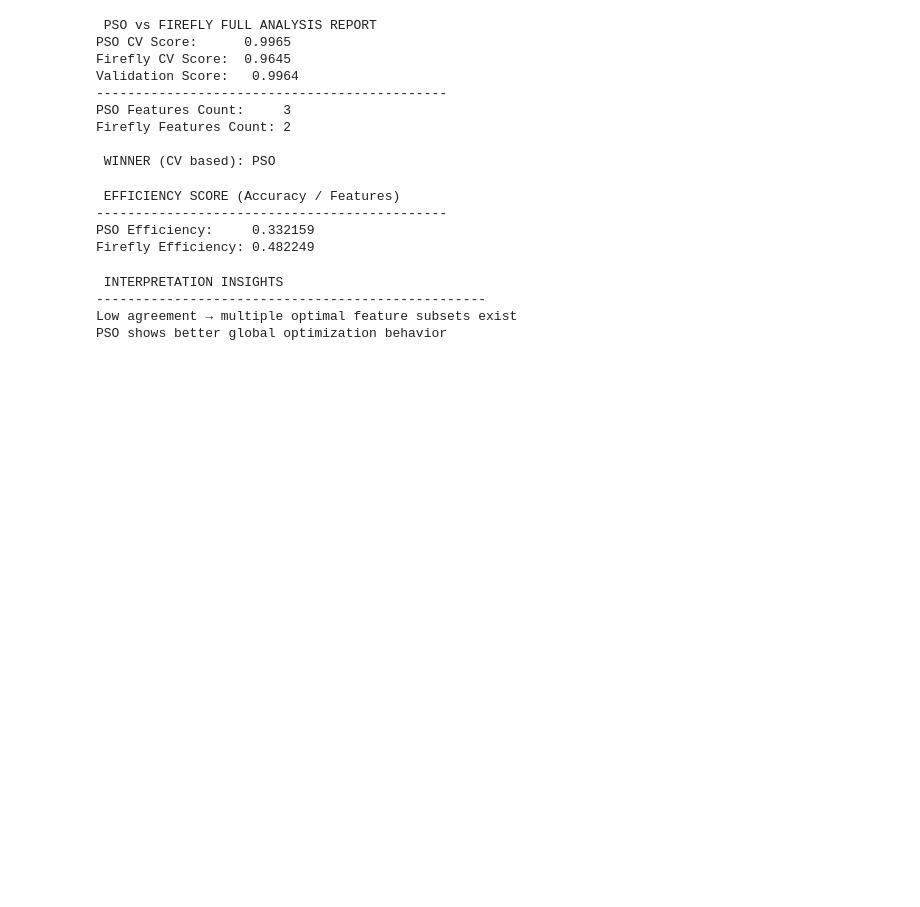
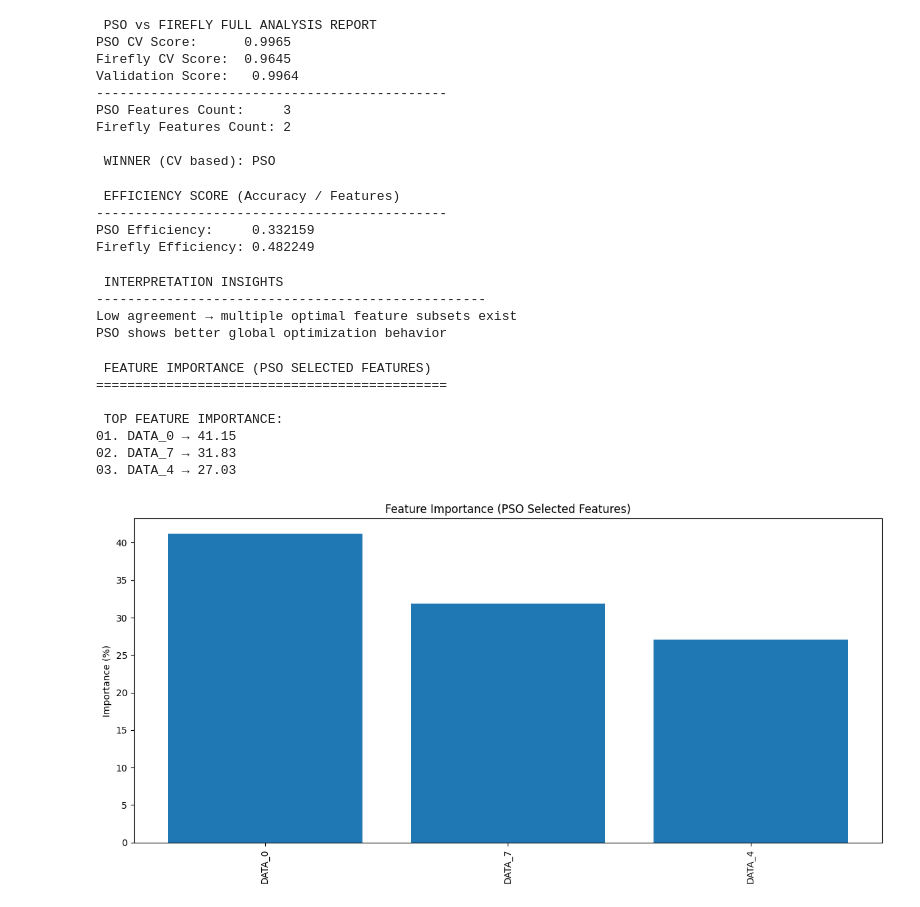
Before and after one commit to vaibhav12686/CIC-IOV-2024-multi-class-classification, a Jupyter notebook: CIC_IOV_2024.ipynb, the cells around one changed output. Cells and saved outputs as stored; diff of their text form; code cells hidden in the pictures; blank space fills up the shorter version.

Commit message:
feature importance / ml modeling

```diff
--- a/CIC_IOV_2024.ipynb
+++ b/CIC_IOV_2024.ipynb
@@ -811,3 +813,54 @@ else:
 --------------------------------------------------
 Low agreement → multiple optimal feature subsets exist
 PSO shows better global optimization behavior
+# %%
+# FEATURE IMPORTANCE (PSO FEATURES)
+
+print("\n FEATURE IMPORTANCE (PSO SELECTED FEATURES)")
+print("=" * 45)
+
+fi_model = RandomForestClassifier(
+    n_estimators=300,
+    random_state=42,
+    n_jobs=-1
+)
+
+fi_model.fit(X_train, y_train)
+
+importances = fi_model.feature_importances_
+
+selected_feature_names = np.array(feature_names)[final_mask.astype(bool)]
+
+importance_percent = 100 * importances / importances.sum()
+
+idx = np.argsort(importance_percent)[::-1]
+
+sorted_features = selected_feature_names[idx]
+sorted_importance = importance_percent[idx]
+
+print("\n TOP FEATURE IMPORTANCE:")
+for i in range(len(sorted_features)):
+    print(f"{i+1:02d}. {sorted_features[i]} → {sorted_importance[i]:.2f}")
+
+
+plot_dir = "/content/drive/MyDrive/CIC_IOV_2024/plots/PSO"
+os.makedirs(plot_dir, exist_ok=True)
+
+plt.figure(figsize=(12, 6))
+plt.bar(sorted_features[:20], sorted_importance[:20])
+plt.xticks(rotation=90)
+plt.title("Feature Importance (PSO Selected Features)")
+plt.ylabel("Importance (%)")
+plt.tight_layout()
+
+plt.savefig(os.path.join(plot_dir, "pso_feature_importance.png"), dpi=300, bbox_inches="tight")
+plt.show()
+# %% [output]
+ FEATURE IMPORTANCE (PSO SELECTED FEATURES)
+=============================================
+
+ TOP FEATURE IMPORTANCE:
+01. DATA_0 → 41.15
+02. DATA_7 → 31.83
+03. DATA_4 → 27.03
+[figure, added]
```
Also changed, not shown: parts of 4 cells of this notebook.
